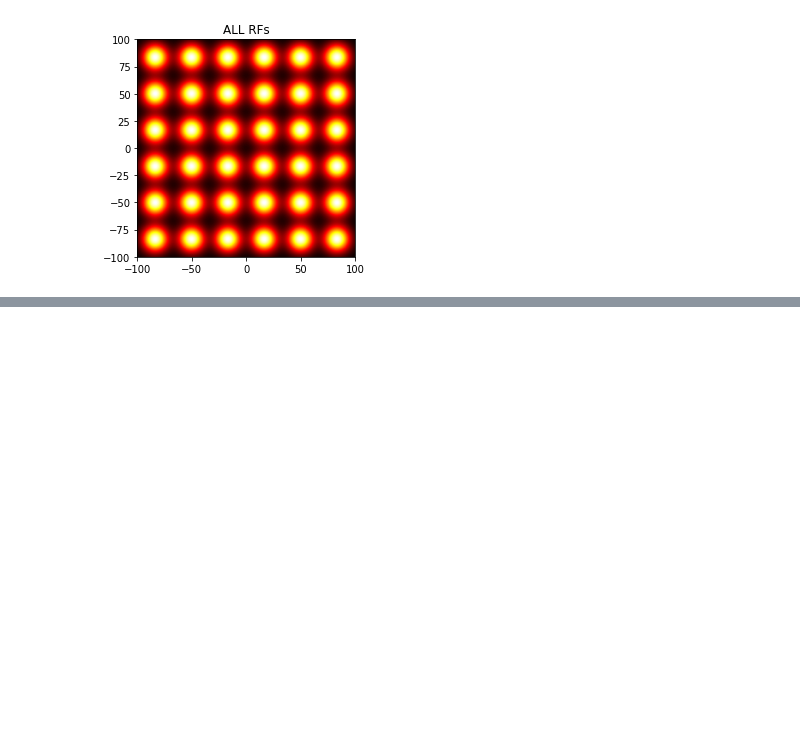
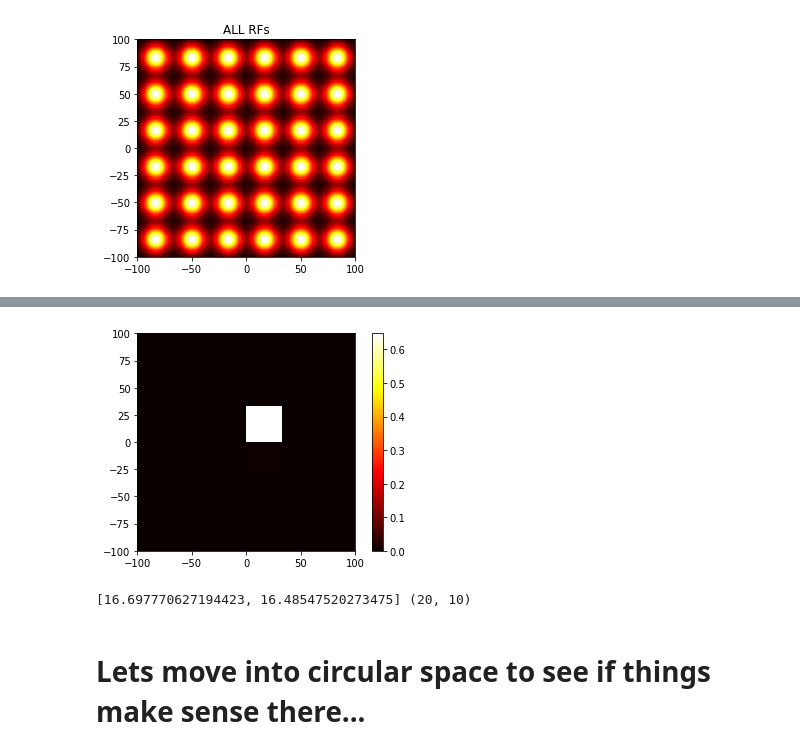
Before and after one commit to TimCSheehan/biasModels, a Jupyter notebook: Pap_Snyder2017.ipynb, the cells around one changed output, grey strips where cells are left out. Cells and saved outputs as stored; diff of their text form; code cells hidden in the pictures; blank space fills up the shorter version.

Commit message:
build up circular bias for PapSnyder2017

```diff
--- a/Pap_Snyder2017.ipynb
+++ b/Pap_Snyder2017.ipynb
@@ -34,0 +71,17 @@ def s(d,a=-.05,b=20): return 1/(1+np.exp(-1*(d-b)))
+# %%
+ENC = RF(T_curr[0],T_curr[1],RFL[0],RFL[1])
+plt.imshow(ENC,origin='lower',cmap='hot',extent=(-u_space,u_space,-u_space,u_space))
+plt.colorbar()
+plt.show()
+# %% [output]
+[figure, added]
+# %%
+#  decode
+ENCn = ENC/np.sum(ENC)
+dec = np.sum(ENCn*RFL[0]+ 1j*ENCn*RFL[1])
+dec = [np.real(dec), np.imag(dec)]
+print(dec,T_curr)
+# %% [output]
+[16.697770627194423, 16.48547520273475] (20, 10)
+# %% [markdown]
+# Lets move into circular space to see if things make sense there...
```
Also changed, not shown: parts of 19 cells of this notebook, 1 other file.
